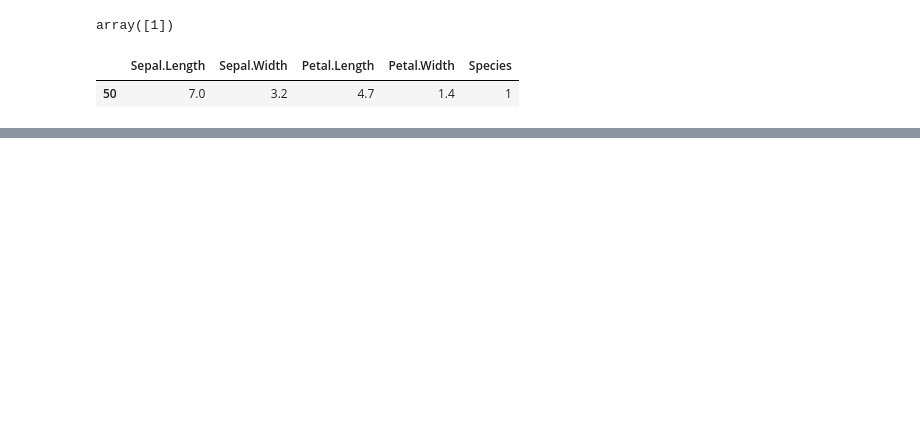
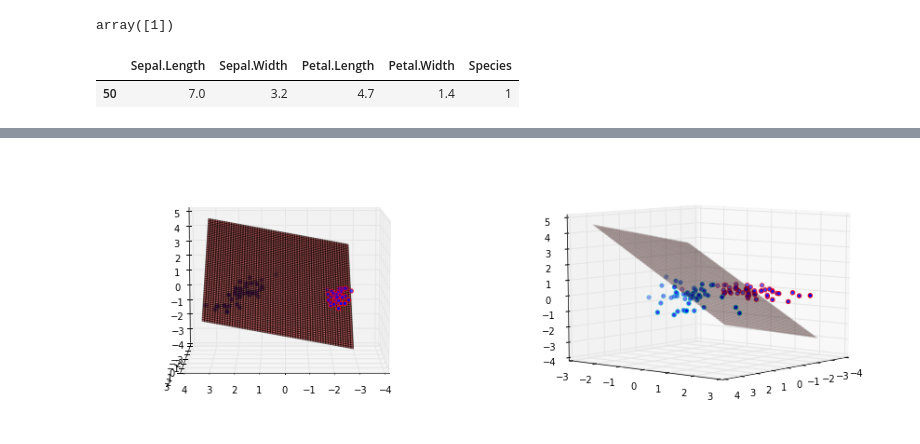
Before and after one commit to barnrang/biostat2017, a Jupyter notebook: rakugaki/ayame.ipynb, the cells around one changed output, grey strips where cells are left out. Cells and saved outputs as stored; diff of their text form; code cells hidden in the pictures; blank space fills up the shorter version.

```diff
--- a/rakugaki/ayame.ipynb
+++ b/rakugaki/ayame.ipynb
@@ -234,0 +357,17 @@ df[50:51]
+# %%
+fig = plt.figure(figsize = (15,5))
+ax = fig.add_subplot(1, 2, 1, projection='3d')
+ax.plot_surface(X_dis,Y_dis,Z_2,color='red',alpha=0.5)
+ax.view_init(8,90)
+ax.scatter(df_pca0[:,0], df_pca0[:,1],df_pca0[:,2],color='r')
+#ax.scatter(df_pca1[:,0], df_pca1[:,1],df_pca1[:,2],color='y')
+ax.scatter(df_pca2[:,0], df_pca2[:,1],df_pca2[:,2],color='c')
+ax = fig.add_subplot(1, 2, 2, projection='3d')
+ax.view_init(8,1120)
+ax.plot_surface(X_dis,Y_dis,Z_2,color='red',alpha=0.1)
+ax.scatter(df_pca0[:,0], df_pca0[:,1],df_pca0[:,2],color='r')
+#ax.scatter(df_pca1[:,0], df_pca1[:,1],df_pca1[:,2],color='y')
+ax.scatter(df_pca2[:,0], df_pca2[:,1],df_pca2[:,2],color='c')
+plt.show()
+# %% [output]
+[figure, added]
```
Also changed, not shown: parts of 19 cells of this notebook, 6 other files.
